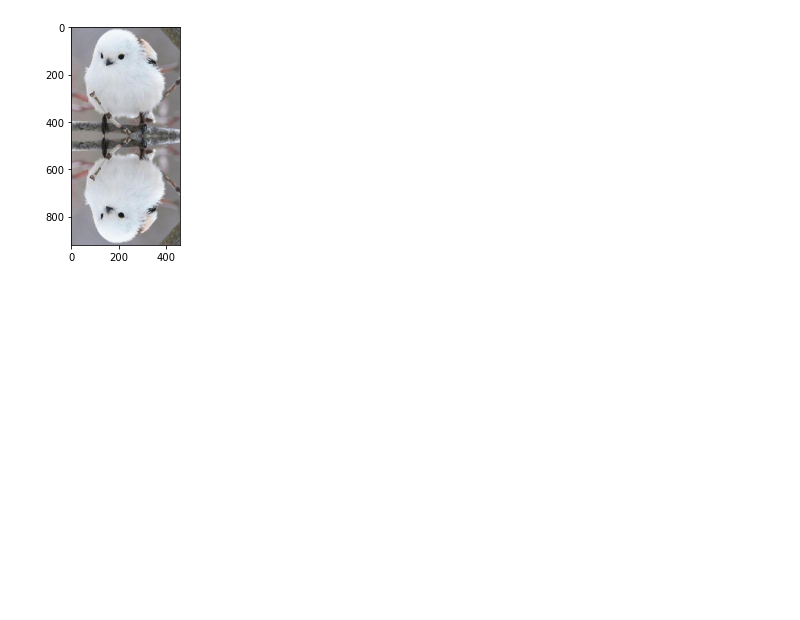
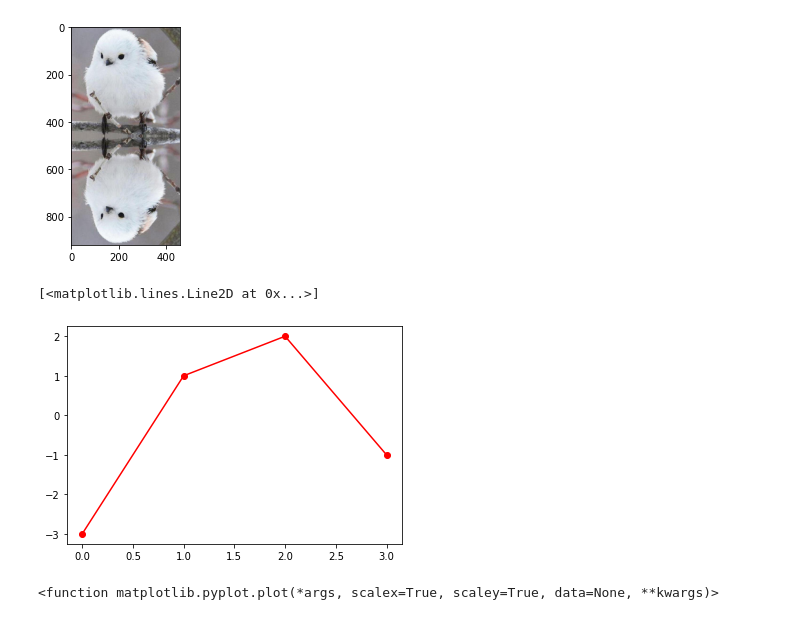
Before and after one commit to Heegu-han/AI, a Jupyter notebook: day_10/day_10.ipynb, the cells around one changed output. Drawn from its saved outputs; the diff is of its cells as text; code cells hidden in the pictures; blank space fills up the shorter version.

```diff
--- a/day_10/day_10.ipynb
+++ b/day_10/day_10.ipynb
@@ -137,0 +136,11 @@ a=img
+# %%
+plt.plot([-3,1,2,-1],'ro-')
+# %% [output]
+[<matplotlib.lines.Line2D at 0x...>]
+[figure, added]
+# %%
+x=np.arange(10)
+y=x**2
+plt.plot
+# %% [output]
+<function matplotlib.pyplot.plot(*args, scalex=True, scaley=True, data=None, **kwargs)>
```
Also changed, not shown: parts of 8 cells of this notebook.
